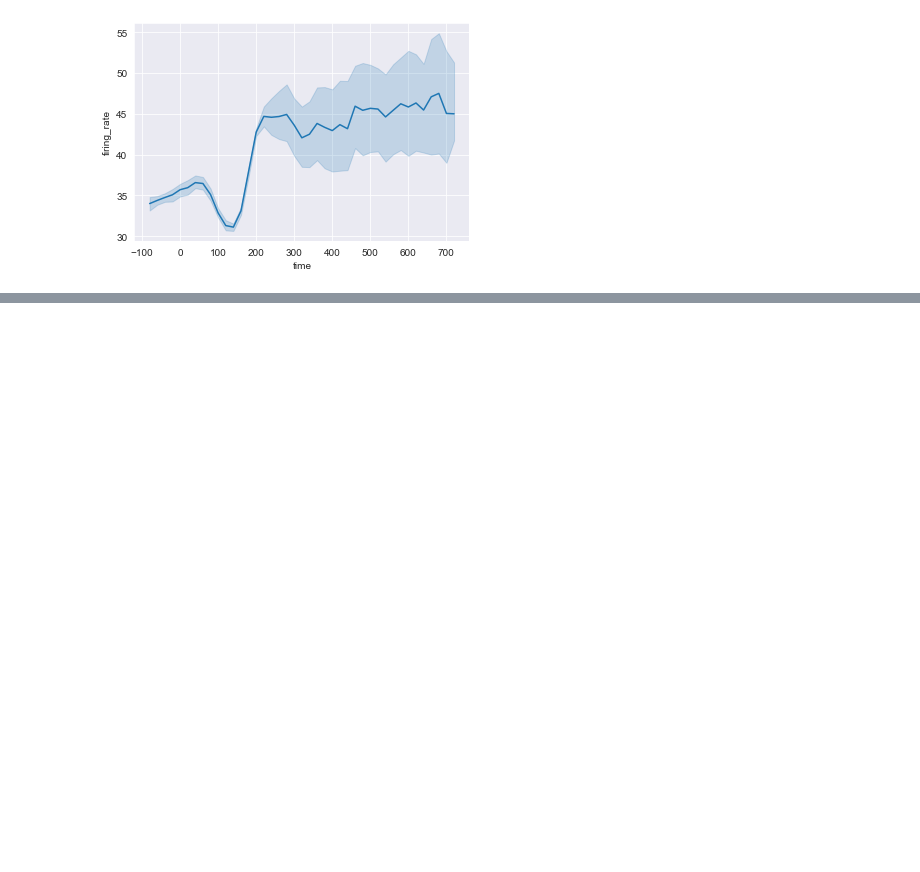
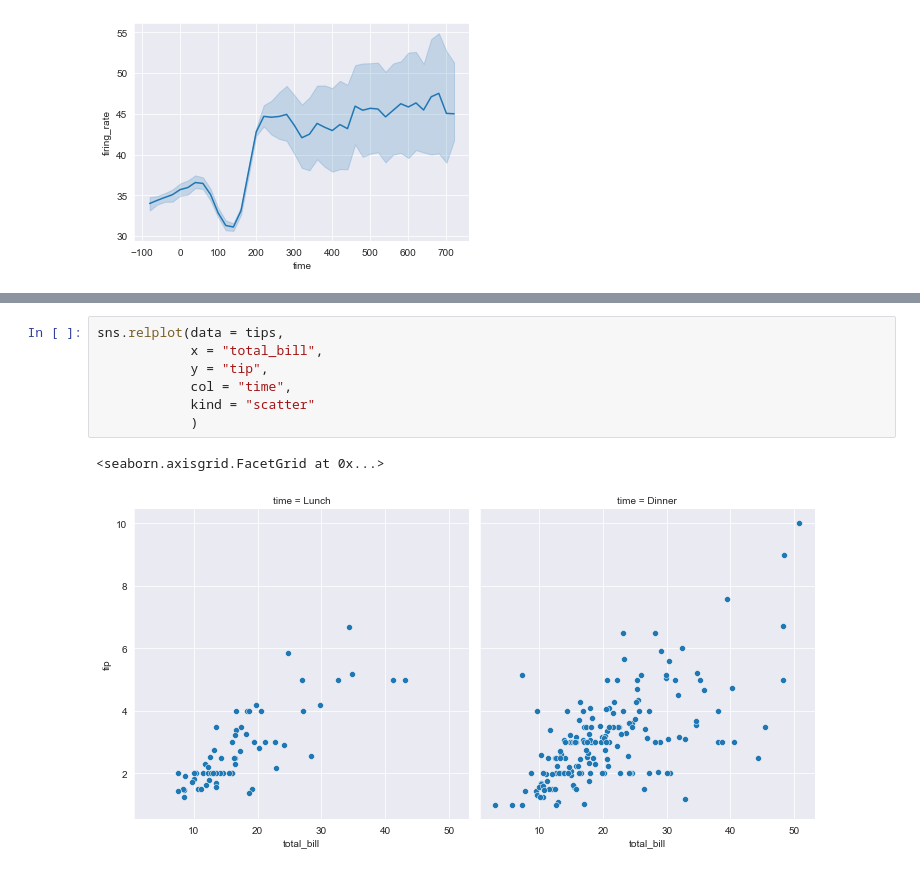
Before and after one commit to dehsheikh/Data_Science, a Jupyter notebook: Data_Visualization/Seaborn.ipynb, the cells around one changed output, grey strips where cells are left out. Drawn from its saved outputs; the diff is of its cells as text; blank space fills up the shorter version.

```diff
--- a/Data_Visualization/Seaborn.ipynb
+++ b/Data_Visualization/Seaborn.ipynb
@@ -269,0 +297,10 @@ sns.lineplot(data = dots,
+# %%
+sns.relplot(data = tips,
+            x = "total_bill",
+            y = "tip",
+            col = "time",
+            kind = "scatter"
+            )
+# %% [output]
+<seaborn.axisgrid.FacetGrid at 0x...>
+[figure, added]
```
Also changed, not shown: parts of 9 cells of this notebook.
